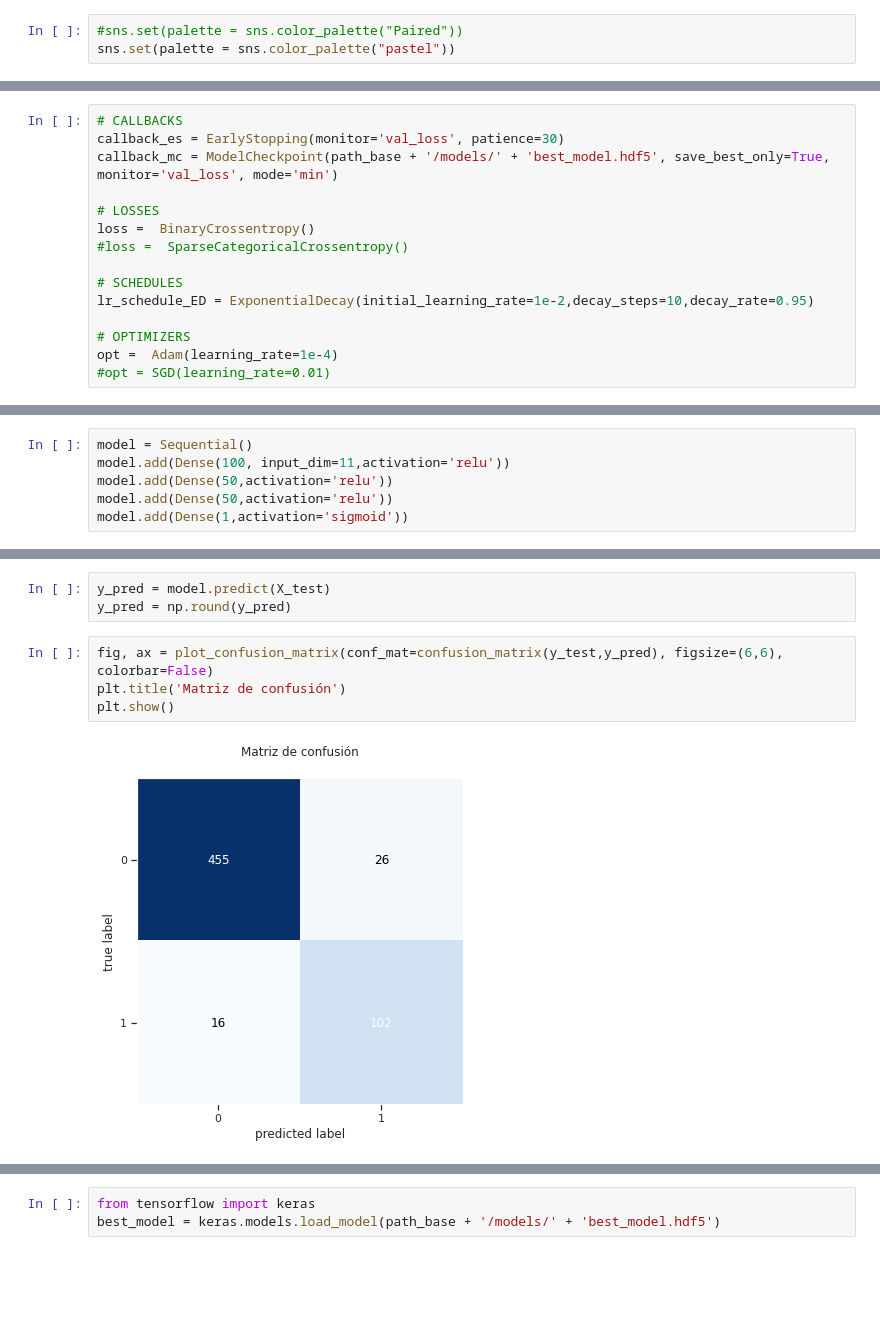
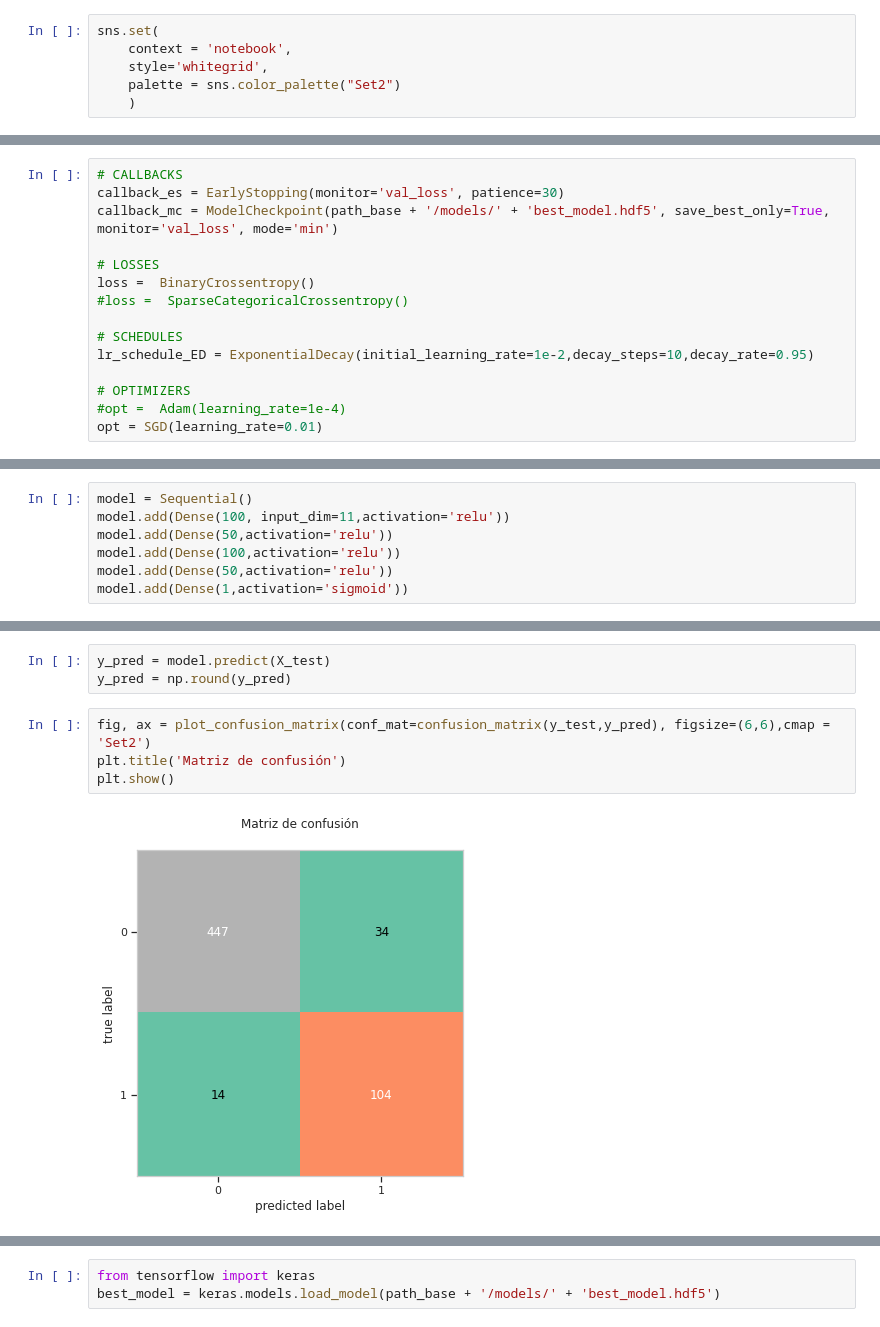
Before and after one commit to cristobalperezp/Intro_Deep_Learning, a Jupyter notebook: Tarea_1.ipynb, the cells around one changed output, grey strips where cells are left out. Saved outputs shown, nothing was run; the diff lists cells and outputs as text; blank space fills up the shorter version.

```diff
--- a/Tarea_1.ipynb
+++ b/Tarea_1.ipynb
@@ -19,6 +22,9 @@ import squarify
 # %% [output]
 Looking in indexes: https://pypi.org/simple, https://us-python.pkg.dev/colab-wheels/public/simple/
 Requirement already satisfied: squarify in /usr/local/lib/python3.7/dist-packages (0.4.3)
-# %%
-#sns.set(palette = sns.color_palette("Paired"))
-sns.set(palette = sns.color_palette("pastel"))
+# %%
+sns.set(
+    context = 'notebook',
+    style='whitegrid',
+    palette = sns.color_palette("Set2")
+    )
@@ -481,8 +491,8 @@ loss =  BinaryCrossentropy()
 lr_schedule_ED = ExponentialDecay(initial_learning_rate=1e-2,decay_steps=10,decay_rate=0.95)
 
 # OPTIMIZERS
-opt =  Adam(learning_rate=1e-4)
-#opt = SGD(learning_rate=0.01)
+#opt =  Adam(learning_rate=1e-4)
+opt = SGD(learning_rate=0.01)
 # %%
 import tensorflow as tf
 from tensorflow import keras
@@ -501,6 +502,7 @@ X_test = sc.transform(X_test)
 model = Sequential()
 model.add(Dense(100, input_dim=11,activation='relu'))
 model.add(Dense(50,activation='relu'))
+model.add(Dense(100,activation='relu'))
 model.add(Dense(50,activation='relu'))
 model.add(Dense(1,activation='sigmoid'))
 # %%
@@ -577,11 +581,11 @@ from mlxtend.plotting import plot_confusion_matrix
 y_pred = model.predict(X_test)
 y_pred = np.round(y_pred)
 # %%
-fig, ax = plot_confusion_matrix(conf_mat=confusion_matrix(y_test,y_pred), figsize=(6,6), colorbar=False)
+fig, ax = plot_confusion_matrix(conf_mat=confusion_matrix(y_test,y_pred), figsize=(6,6),cmap = 'Set2')
 plt.title('Matriz de confusión')
 plt.show()
 # %% [output]
-[figure, old version]
+[figure, new version]
 # %%
 model.evaluate(X_test, y_test)
 # %% [output]
```
Also changed, not shown: parts of 26 cells of this notebook.
